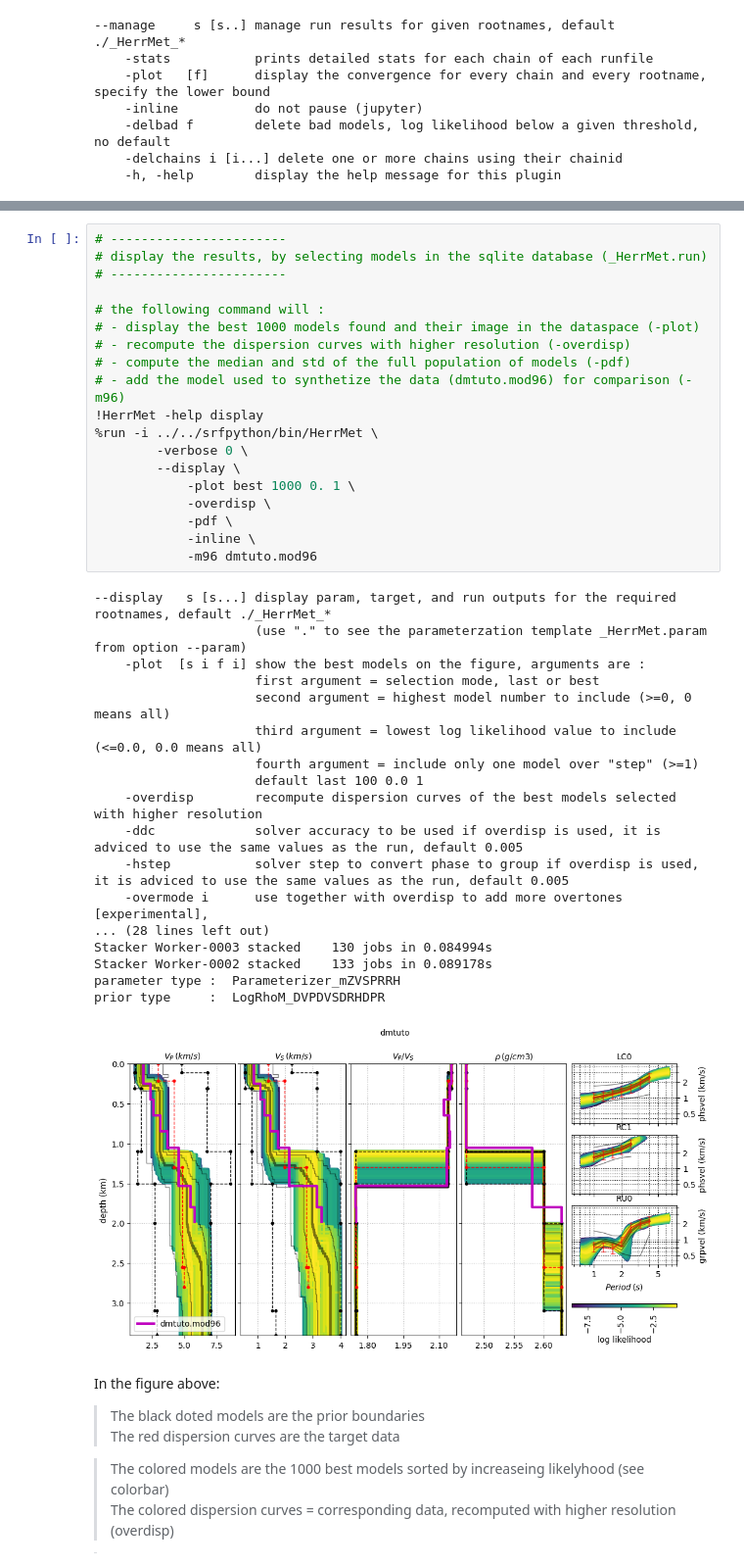
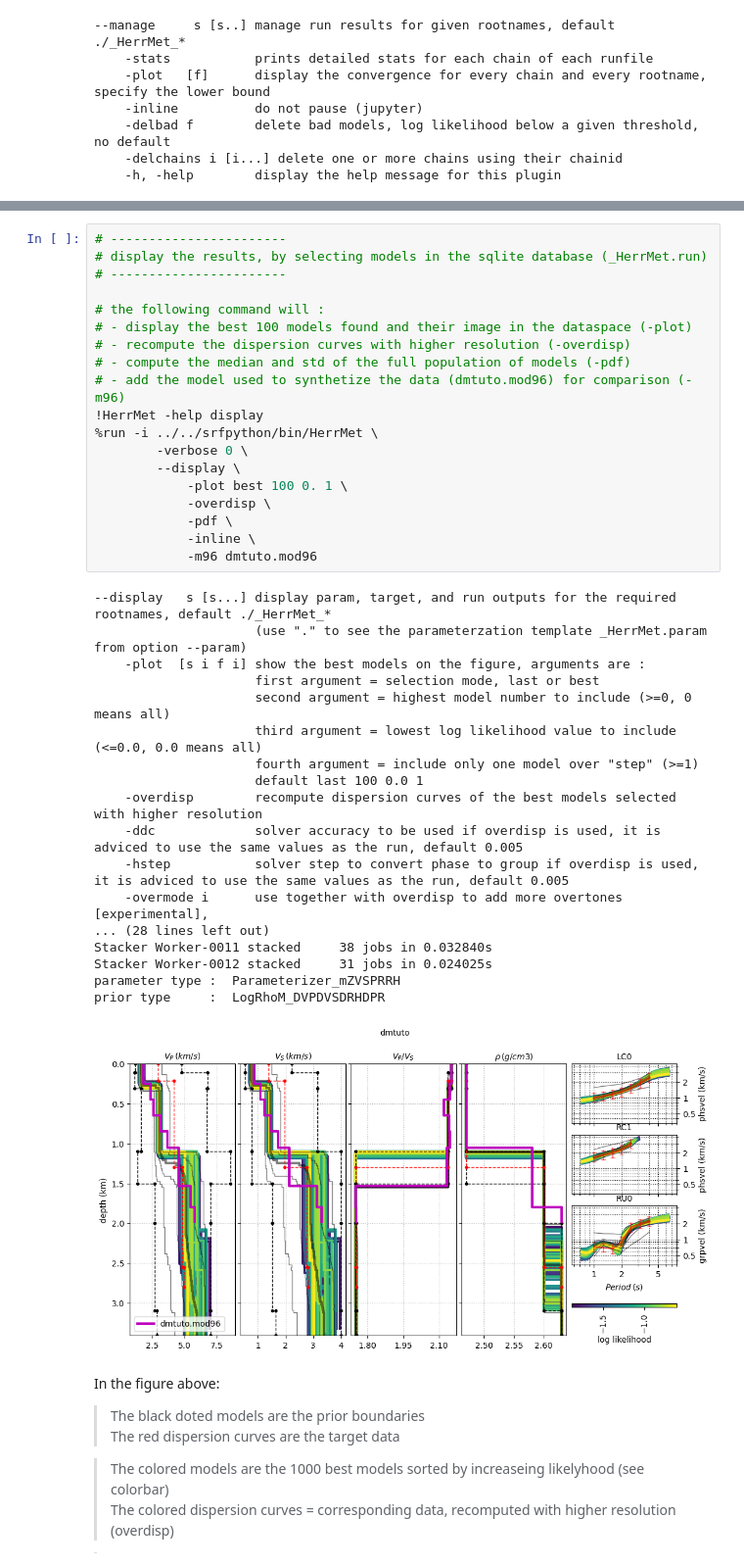
Before and after one commit to obsmax/srfpython, a Jupyter notebook: tutorials/10_notebooks/00_how_to_use_srfpython.ipynb, the cells around one changed output, grey strips where cells are left out. Shown at 98% size. Drawn from its saved outputs; the diff is of its cells as text.

```diff
--- a/tutorials/10_notebooks/00_how_to_use_srfpython.ipynb
+++ b/tutorials/10_notebooks/00_how_to_use_srfpython.ipynb
@@ -513,38 +512,38 @@ DONE
 # -----------------------
 
 # the following command will :
-# - display the best 1000 models found and their image in the dataspace (-plot)
+# - display the best 100 models found and their image in the dataspace (-plot)
 # - recompute the dispersion curves with higher resolution (-overdisp)
 # - compute the median and std of the full population of models (-pdf)
 # - add the model used to synthetize the data (dmtuto.mod96) for comparison (-m96)
 !HerrMet -help display
 %run -i ../../srfpython/bin/HerrMet \
         -verbose 0 \
         --display \
-            -plot best 1000 0. 1 \
+            -plot best 100 0. 1 \
             -overdisp \
             -pdf \
             -inline \
             -m96 dmtuto.mod96
 # %% [output]
 --display   s [s...] display param, target, and run outputs for the required rootnames, default ./_HerrMet_*
                      (use "." to see the parameterzation template _HerrMet.param from option --param)
     -plot  [s i f i] show the best models on the figure, arguments are :
                      first argument = selection mode, last or best
                      second argument = highest model number to include (>=0, 0 means all)
                      third argument = lowest log likelihood value to include (<=0.0, 0.0 means all)
                      fourth argument = include only one model over "step" (>=1)
                      default last 100 0.0 1
     -overdisp        recompute dispersion curves of the best models selected with higher resolution
     -ddc             solver accuracy to be used if overdisp is used, it is adviced to use the same values as the run, default 0.005
     -hstep           solver step to convert phase to group if overdisp is used, it is adviced to use the same values as the run, default 0.005
     -overmode i      use together with overdisp to add more overtones [experimental],
 ... (28 lines left out)
-Stacker Worker-0003 stacked    130 jobs in 0.084994s
-Stacker Worker-0002 stacked    133 jobs in 0.089178s
+Stacker Worker-0011 stacked     38 jobs in 0.032840s
+Stacker Worker-0012 stacked     31 jobs in 0.024025s
 parameter type :  Parameterizer_mZVSPRRH
 prior type     :  LogRhoM_DVPDVSDRHDPR
-[figure, old version]
+[figure, new version]
 # %% [markdown]
 In the figure above:
 > The black doted models are the prior boundaries
```
Also changed, not shown: parts of 7 cells of this notebook, 1 other file.
